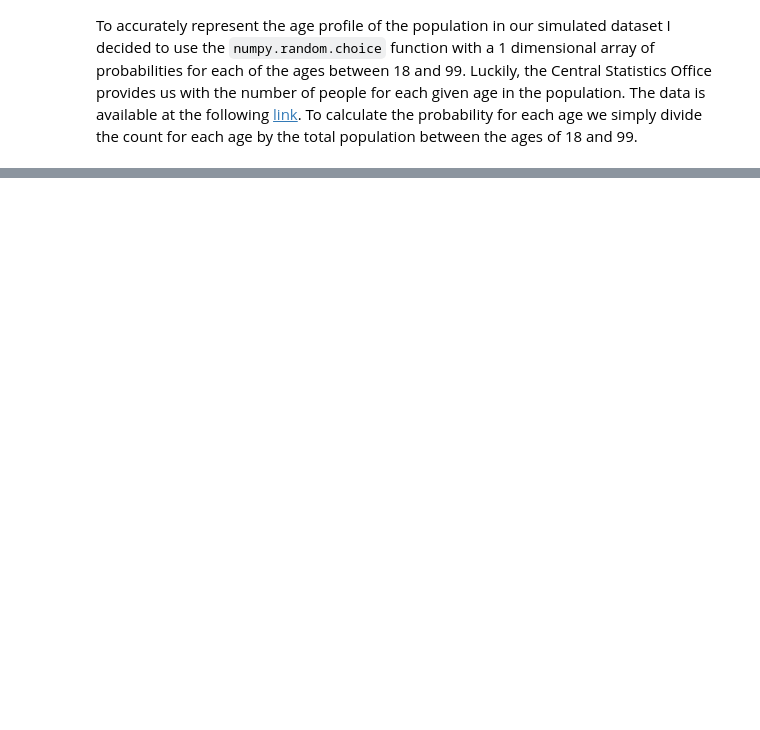
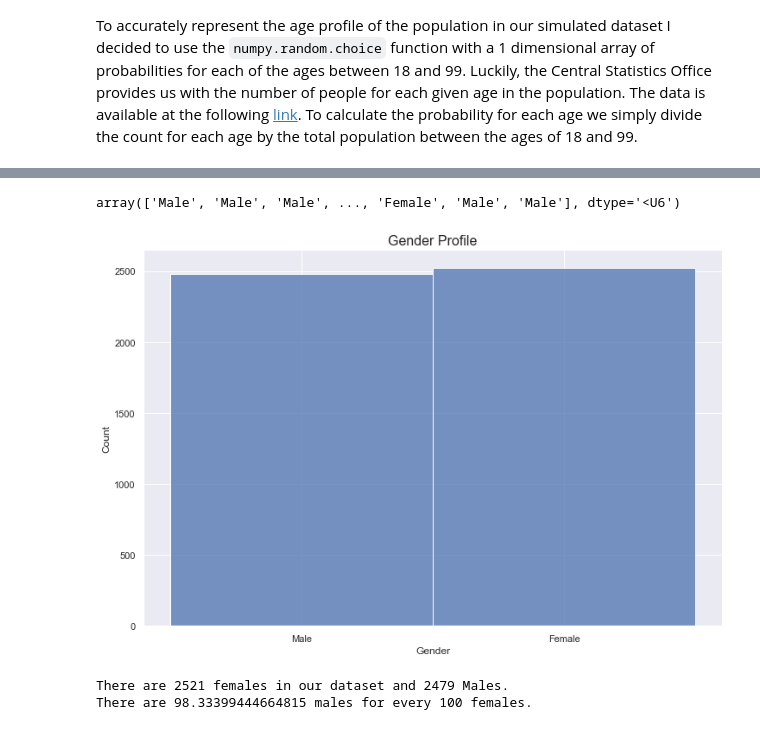
Before and after one commit to Sam-Tracey/PDA_Project_2021, a Jupyter notebook: Images/PDA_Project.ipynb, the cells around one changed output, grey strips where cells are left out. Saved outputs shown, nothing was run; the diff lists cells and outputs as text; code cells hidden in the pictures; blank space fills up the shorter version.

Commit message:
Created gender data based on 2016 census

```diff
--- a/Images/PDA_Project.ipynb
+++ b/Images/PDA_Project.ipynb
@@ -97,3 +103,33 @@ The Median age of our simulated data is 45.0
+# %%
+# Create array with genders.
+genders = ['Female', 'Male']
+# Define probability for each gender.
+prob = [0.5055, 0.4945]
+# create numpy array for genders.
+gender = np.random.choice(genders, 5000, p = prob)
+# %%
+gender
+# %% [output]
+array(['Male', 'Male', 'Male', ..., 'Female', 'Male', 'Male'], dtype='<U6')
+# %%
+# Create Histplot for simulated gender.
+ax = sns.histplot(gender)
+# Add title and labels.
+ax.set_title('Gender Profile', fontsize=16)
+ax.set_xlabel('Gender')
+plt.show()
+# %% [output]
+[figure, added]
+# %%
+# Count the number of males and females in our data set.
+females = np.count_nonzero(gender == 'Female')
+males = np.count_nonzero(gender == 'Male')
+
+print(f'There are {females} females in our dataset and {males} Males.')
+print(f'There are {(males/females)*100} males for every 100 females.')
+# %% [output]
+There are 2521 females in our dataset and 2479 Males.
+There are 98.33399444664815 males for every 100 females.
 # %% [markdown]
 ## References.
 
```
Also changed, not shown: parts of 5 cells of this notebook.
